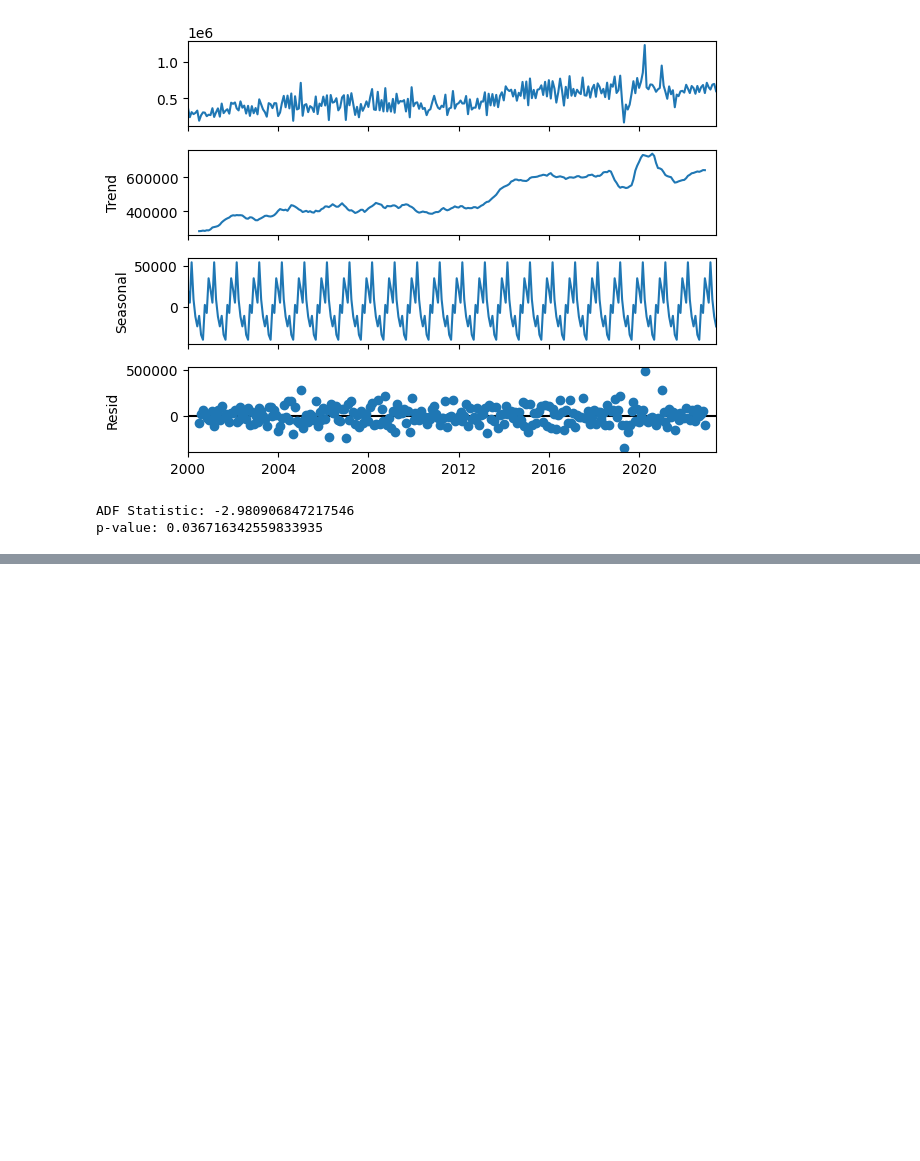
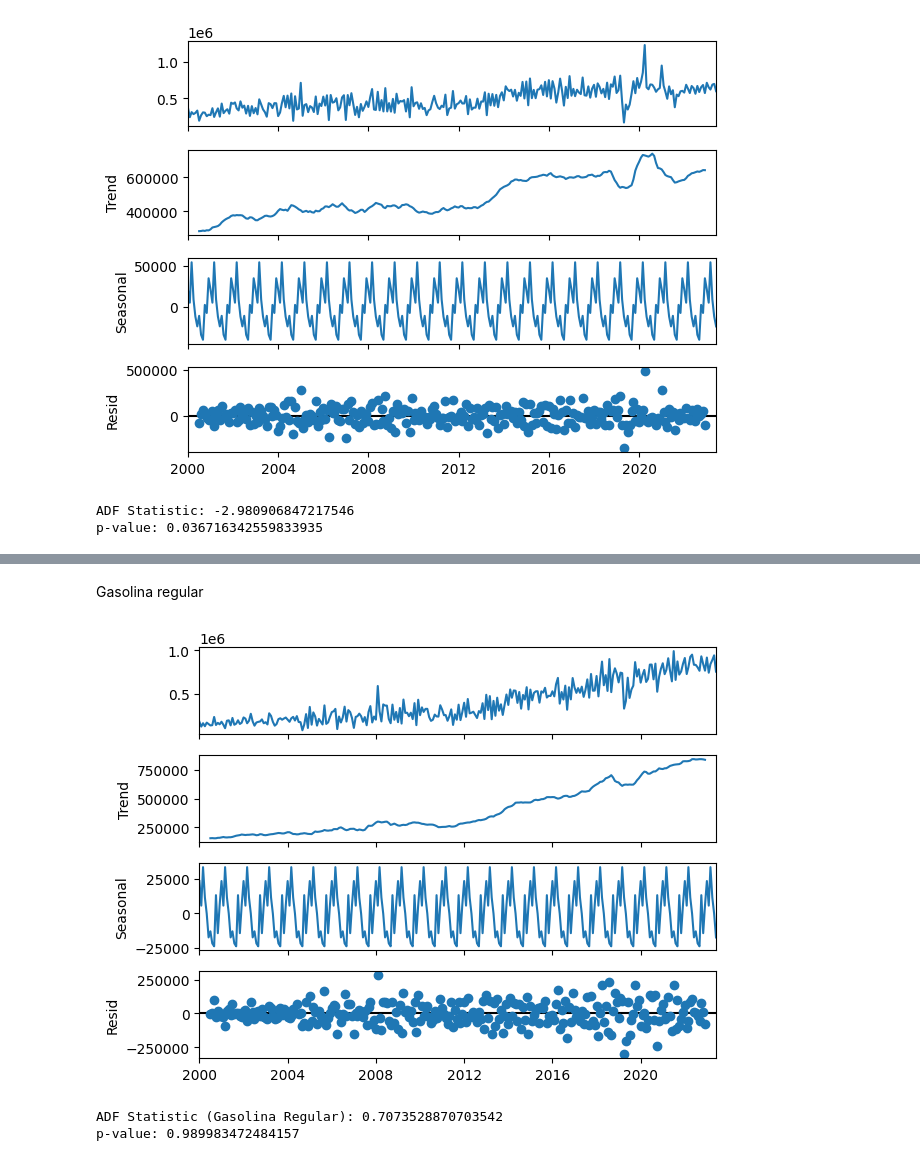
Before and after one commit to auyjos/Lab2DS, a Jupyter notebook: lab2.ipynb, the cells around one changed output, grey strips where cells are left out. Drawn from its saved outputs; the diff is of its cells as text; code cells hidden in the pictures; blank space fills up the shorter version.

```diff
--- a/lab2.ipynb
+++ b/lab2.ipynb
@@ -493,0 +529,20 @@ Warnings:
+# %% [markdown]
+Gasolina regular
+# %%
+# Eliminar valores faltantes
+ts_gasolina_regular_clean = ts_gasolina_regular.dropna()
+
+# Descomposición de la serie de tiempo
+decomposition_regular = sm.tsa.seasonal_decompose(ts_gasolina_regular_clean, model='additive')
+decomposition_regular.plot()
+plt.show()
+# %% [output]
+[figure, added]
+# %%
+# Prueba de Dickey-Fuller para Gasolina Regular
+result_regular = adfuller(ts_gasolina_regular.dropna())
+print('ADF Statistic (Gasolina Regular):', result_regular[0])
+print('p-value:', result_regular[1])
+# %% [output]
+ADF Statistic (Gasolina Regular): 0.7073528870703542
+p-value: 0.989983472484157
```
Also changed, not shown: parts of 5 cells of this notebook.
